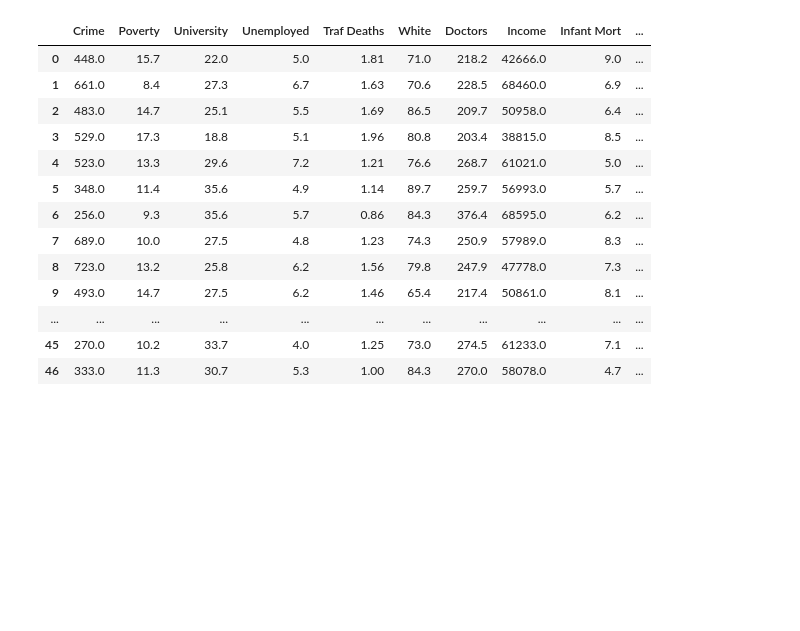
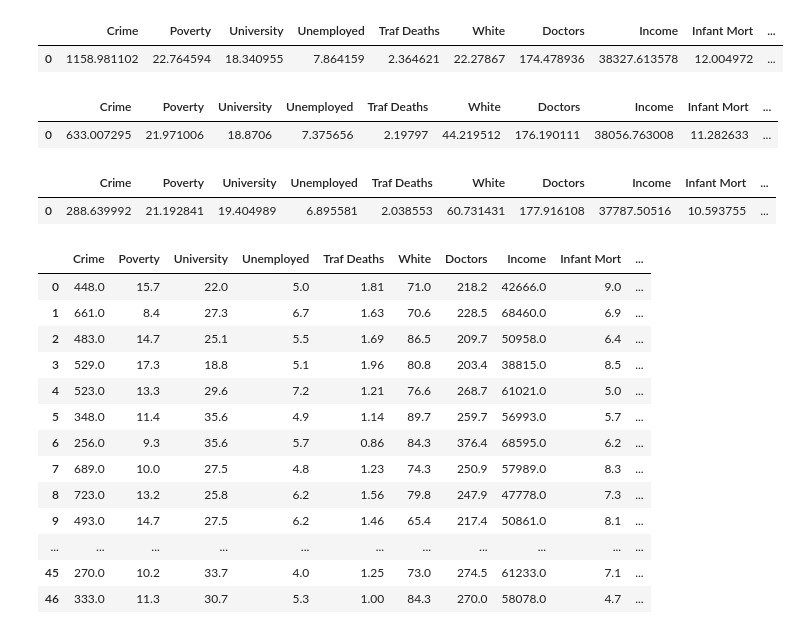
Before and after one commit to thistleknot/python-ml, a Jupyter notebook: code/Distribution Monte Carlo.ipynb, the cells around one changed output. Drawn from its saved outputs; the diff is of its cells as text; code cells hidden in the pictures; blank space fills up the shorter version.

```diff
--- a/code/Distribution Monte Carlo.ipynb
+++ b/code/Distribution Monte Carlo.ipynb
@@ -70,3 +159,23 @@ X_ = scaler.transform(X)
+# %%
+#here I impute new values into the "random noise", aka whitened matrix
+test4 = X_.loc[['Mississippi']]
+test5 = X_.loc[['Mississippi']]
+test6 = X_.loc[['Mississippi']]
+# %%
+test4['Crime']=2
+test5['Crime']=0
+test6['Crime']=-2
+# %%
+display(scaler.inverse_transform(test4))
+display(scaler.inverse_transform(test5))
+display(scaler.inverse_transform(test6))
+# %% [output]
+|  | Crime | Poverty | University | Unemployed | Traf Deaths | White | Doctors | Income | Infant Mort | ... |
+| 0 | 1158.981102 | 22.764594 | 18.340955 | 7.864159 | 2.364621 | 22.27867 | 174.478936 | 38327.613578 | 12.004972 | ... |
+|  | Crime | Poverty | University | Unemployed | Traf Deaths | White | Doctors | Income | Infant Mort | ... |
+| 0 | 633.007295 | 21.971006 | 18.8706 | 7.375656 | 2.19797 | 44.219512 | 176.190111 | 38056.763008 | 11.282633 | ... |
+|  | Crime | Poverty | University | Unemployed | Traf Deaths | White | Doctors | Income | Infant Mort | ... |
+| 0 | 288.639992 | 21.192841 | 19.404989 | 6.895581 | 2.038553 | 60.731431 | 177.916108 | 37787.50516 | 10.593755 | ... |
 # %%
 scaler.inverse_transform(X_)
 # %% [output]
```
Also changed, not shown: parts of 13 cells of this notebook.
